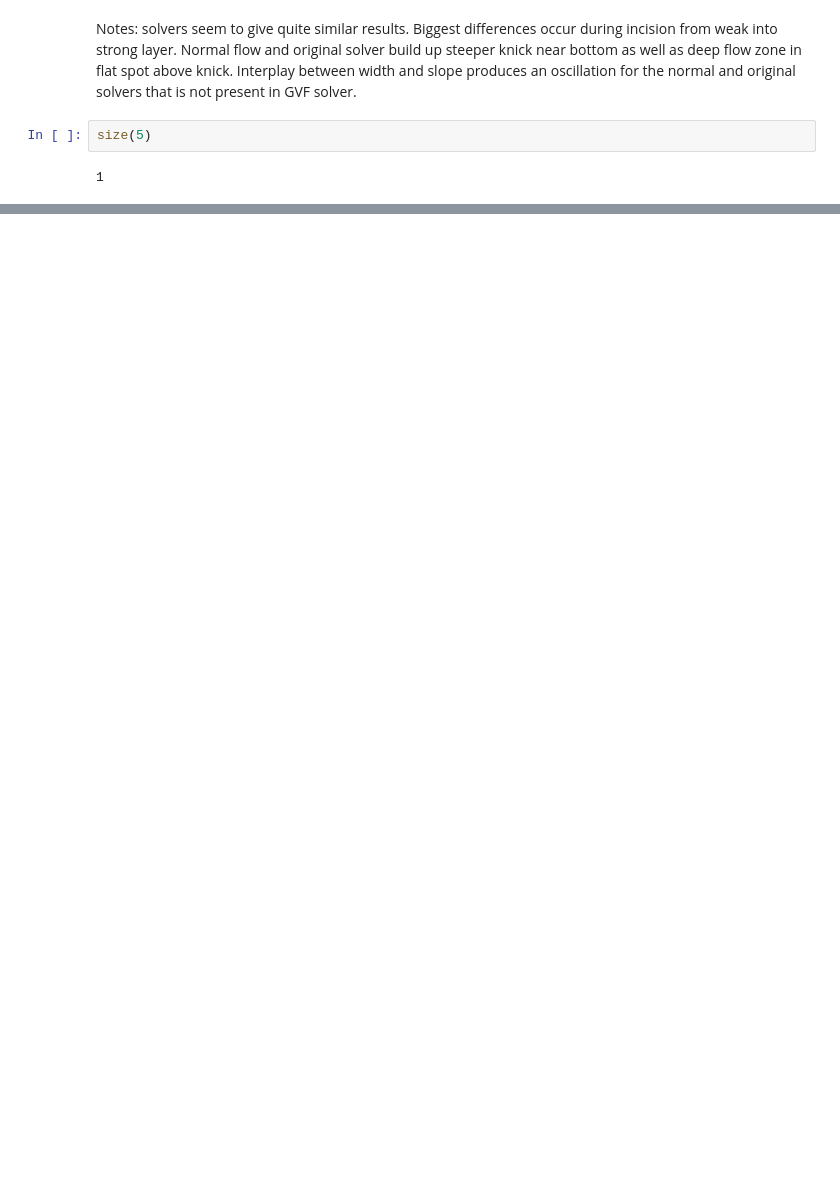
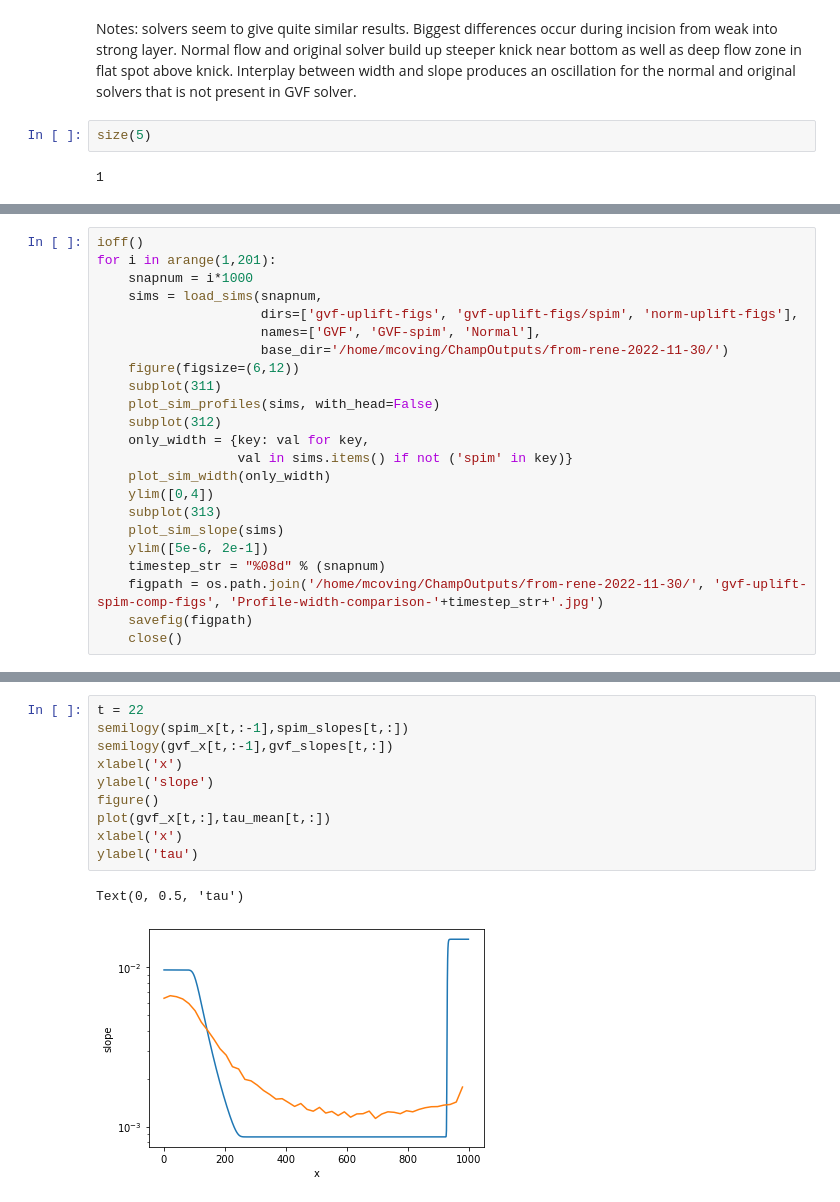
Before and after one commit to CovingtonResearchGroup/champ, a Jupyter notebook: champ/Examples/Flow-comparison.ipynb, the cells around one changed output, grey strips where cells are left out. Saved outputs shown, nothing was run; the diff lists cells and outputs as text; blank space fills up the shorter version.

```diff
--- a/champ/Examples/Flow-comparison.ipynb
+++ b/champ/Examples/Flow-comparison.ipynb
@@ -245,0 +240,23 @@ True
+# %%
+ioff()
+for i in arange(1,201):
+    snapnum = i*1000
+    sims = load_sims(snapnum,
+                     dirs=['gvf-uplift-figs', 'gvf-uplift-figs/spim', 'norm-uplift-figs'],
+                     names=['GVF', 'GVF-spim', 'Normal'],
+                     base_dir='/home/mcoving/ChampOutputs/from-rene-2022-11-30/')
+    figure(figsize=(6,12))
+    subplot(311)
+    plot_sim_profiles(sims, with_head=False)
+    subplot(312)
+    only_width = {key: val for key,
+                  val in sims.items() if not ('spim' in key)}
+    plot_sim_width(only_width)
+    ylim([0,4])
+    subplot(313)
+    plot_sim_slope(sims)
+    ylim([5e-6, 2e-1])
+    timestep_str = "%08d" % (snapnum)
+    figpath = os.path.join('/home/mcoving/ChampOutputs/from-rene-2022-11-30/', 'gvf-uplift-spim-comp-figs', 'Profile-width-comparison-'+timestep_str+'.jpg')
+    savefig(figpath)
+    close()
@@ -245,0 +399,13 @@ True
+# %%
+t = 22
+semilogy(spim_x[t,:-1],spim_slopes[t,:])
+semilogy(gvf_x[t,:-1],gvf_slopes[t,:])
+xlabel('x')
+ylabel('slope')
+figure()
+plot(gvf_x[t,:],tau_mean[t,:])
+xlabel('x')
+ylabel('tau')
+# %% [output]
+Text(0, 0.5, 'tau')
+[figure, added]
```
Also changed, not shown: parts of 26 cells of this notebook, 1 other file.
